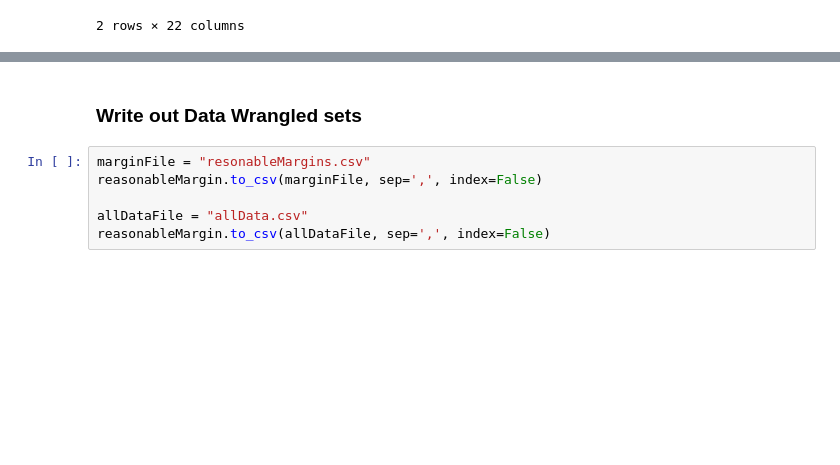
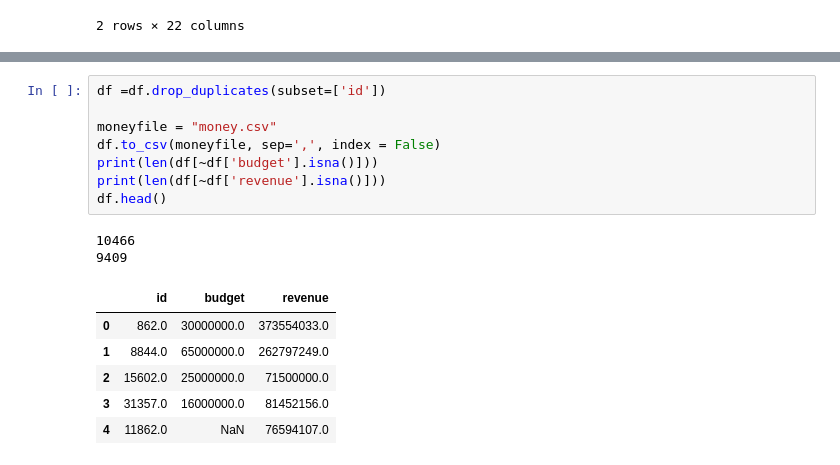
Before and after one commit to deakynek/SpringBoardProjects, a Jupyter notebook: Capstone2/Capstone 2.ipynb, the cells around one changed output, grey strips where cells are left out. Drawn from its saved outputs; the diff is of its cells as text; blank space fills up the shorter version.

```diff
--- a/Capstone2/Capstone 2.ipynb
+++ b/Capstone2/Capstone 2.ipynb
@@ -308,8 +273,17 @@ DataSet with profit Margin count: 6814
-# %% [markdown]
-### Write out Data Wrangled sets
-# %%
-marginFile = "resonableMargins.csv"
-reasonableMargin.to_csv(marginFile, sep=',', index=False)
-
-allDataFile = "allData.csv"
-reasonableMargin.to_csv(allDataFile, sep=',', index=False)
+# %%
+df =df.drop_duplicates(subset=['id'])
+
+moneyfile = "money.csv"
+df.to_csv(moneyfile, sep=',', index = False)
+print(len(df[~df['budget'].isna()]))
+print(len(df[~df['revenue'].isna()]))
+df.head()
+# %% [output]
+10466
+9409
+|  | id | budget | revenue |
+| 0 | 862.0 | 30000000.0 | 373554033.0 |
+| 1 | 8844.0 | 65000000.0 | 262797249.0 |
+| 2 | 15602.0 | 25000000.0 | 71500000.0 |
+| 3 | 31357.0 | 16000000.0 | 81452156.0 |
+| 4 | 11862.0 | NaN | 76594107.0 |
```
Also changed, not shown: parts of 15 cells of this notebook, 1 other file.
